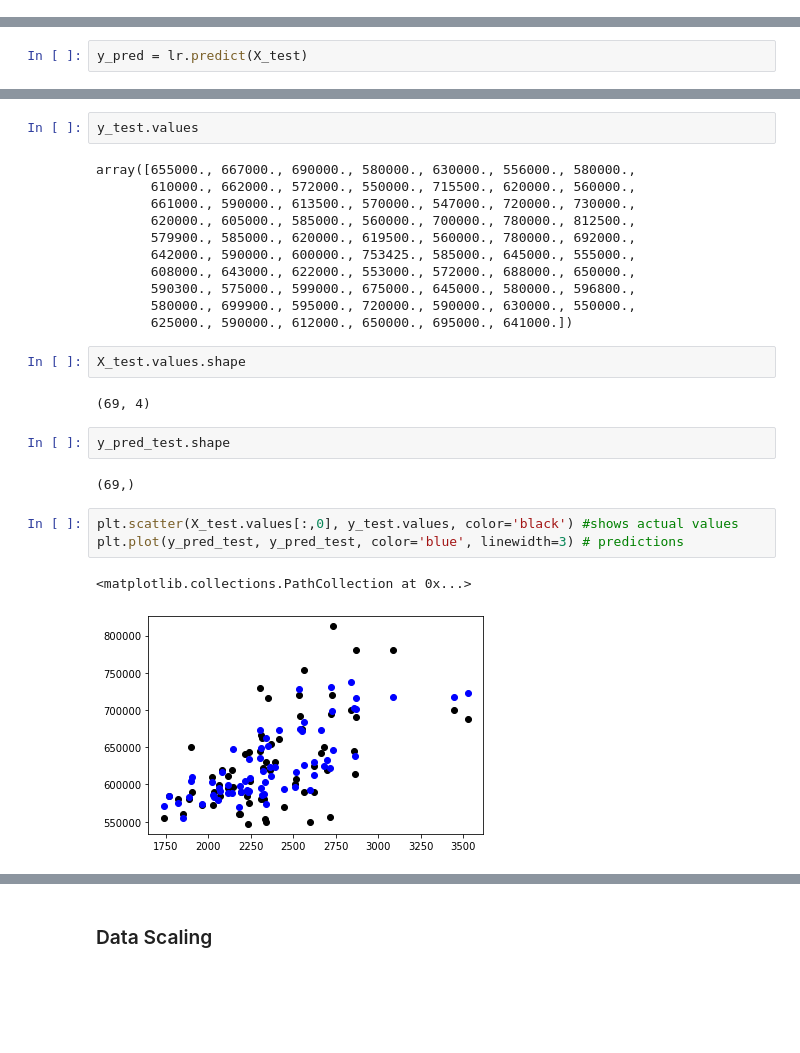
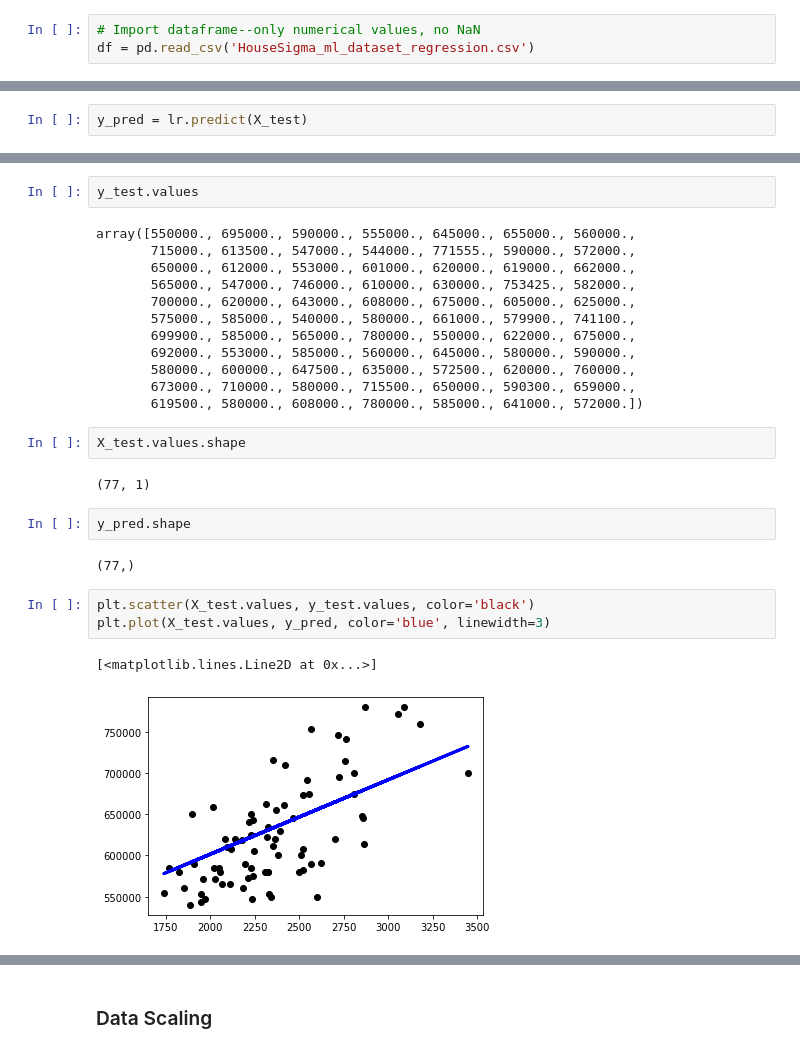
Before and after one commit to ffalohy/Toronto_listings_Part-I-Webscraping, a Jupyter notebook: Machine_Learning_project.ipynb, the cells around one changed output, grey strips where cells are left out. Drawn from its saved outputs; the diff is of its cells as text; blank space fills up the shorter version.

```diff
--- a/Machine_Learning_project.ipynb
+++ b/Machine_Learning_project.ipynb
@@ -205,3 +170,6 @@ df.shape
 For df[[colname(s)]], the interior brackets are for list, and the outside brackets are indexing operator, i.e. you must use double brackets if you select two or more columns. With one column name, single pair of brackets returns a Series, while double brackets return a dataframe.
+# %%
+# Import dataframe--only numerical values, no NaN
+df = pd.read_csv('HouseSigma_ml_dataset_regression.csv')
 # %%
 from sklearn.model_selection import train_test_split
@@ -275,27 +247,28 @@ array([2369., 2309., 2869., 2057., 2393., 2720., 1889., 2021., 2315.,
 # %%
 y_test.values
 # %% [output]
-array([655000., 667000., 690000., 580000., 630000., 556000., 580000.,
-       610000., 662000., 572000., 550000., 715500., 620000., 560000.,
-       661000., 590000., 613500., 570000., 547000., 720000., 730000.,
-       620000., 605000., 585000., 560000., 700000., 780000., 812500.,
-       579900., 585000., 620000., 619500., 560000., 780000., 692000.,
-       642000., 590000., 600000., 753425., 585000., 645000., 555000.,
-       608000., 643000., 622000., 553000., 572000., 688000., 650000.,
-       590300., 575000., 599000., 675000., 645000., 580000., 596800.,
-       580000., 699900., 595000., 720000., 590000., 630000., 550000.,
-       625000., 590000., 612000., 650000., 695000., 641000.])
+array([550000., 695000., 590000., 555000., 645000., 655000., 560000.,
+       715000., 613500., 547000., 544000., 771555., 590000., 572000.,
+       650000., 612000., 553000., 601000., 620000., 619000., 662000.,
+       565000., 547000., 746000., 610000., 630000., 753425., 582000.,
+       700000., 620000., 643000., 608000., 675000., 605000., 625000.,
+       575000., 585000., 540000., 580000., 661000., 579900., 741100.,
+       699900., 585000., 565000., 780000., 550000., 622000., 675000.,
+       692000., 553000., 585000., 560000., 645000., 580000., 590000.,
+       580000., 600000., 647500., 635000., 572500., 620000., 760000.,
+       673000., 710000., 580000., 715500., 650000., 590300., 659000.,
+       619500., 580000., 608000., 780000., 585000., 641000., 572000.])
 # %%
 X_test.values.shape
 # %% [output]
-(69, 4)
+(77, 1)
 # %%
-y_pred_test.shape
+y_pred.shape
 # %% [output]
-(69,)
+(77,)
 # %%
-plt.scatter(X_test.values[:,0], y_test.values, color='black') #shows actual values
-plt.plot(y_pred_test, y_pred_test, color='blue', linewidth=3) # predictions
+plt.scatter(X_test.values, y_test.values, color='black')
+plt.plot(X_test.values, y_pred, color='blue', linewidth=3)
 # %% [output]
-<matplotlib.collections.PathCollection at 0x...>
+[<matplotlib.lines.Line2D at 0x...>]
-[figure, old version]
+[figure, new version]
```
Also changed, not shown: parts of 85 cells of this notebook, 12 other files.
